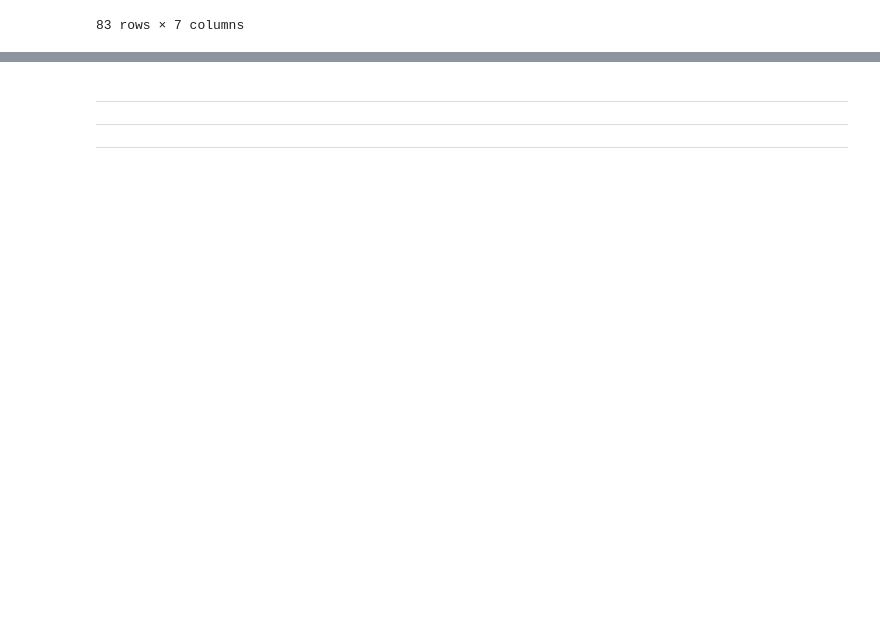
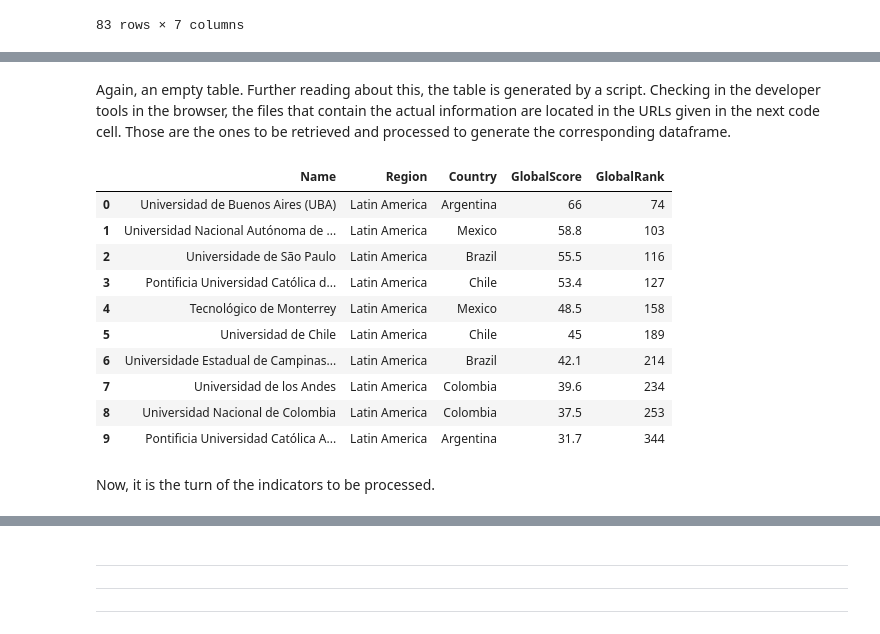
Before and after one commit to aurelioai/Capstone_personal, a Jupyter notebook: 01_define_scrap_sources.ipynb, the cells around one changed output, grey strips where cells are left out. Drawn from its saved outputs; the diff is of its cells as text; code cells hidden in the pictures; blank space fills up the shorter version.

```diff
--- a/01_define_scrap_sources.ipynb
+++ b/01_define_scrap_sources.ipynb
@@ -188,6 +160,7 @@ for mypages in range(2,numpages+1):
     extrastring.append(mytext+str(mypages))
 header = {'User-Agent': 'Mozilla/5.0 (Windows NT 10.0; Win64; x64) AppleWebKit/537.36 (KHTML, like Gecko)'
           +' Chrome/64.0.3282.186 Safari/537.36','Accept': 'application/json, text/javascript, */*; q=0.01'}
+header = {"User-Agent":"Mozilla/5.0"}
 
 # Loop for pages 1 to numpages
 for n in range(1,numpages+1):
@@ -290,0 +440,61 @@ With the URL retrieved, the data used to score the universities is available. Th
+# %% [markdown]
+Again, an empty table. Further reading about this, the table is generated by a script. Checking in the developer tools in the browser, the files that contain the actual information are located in the URLs given in the next code cell. Those are the ones to be retrieved and processed to generate the corresponding dataframe.
+# %%
+urlranks = "https://www.topuniversities.com/sites/default/files/qs-rankings-data/914824.txt"
+urlindicators = "https://www.topuniversities.com/sites/default/files/qs-rankings-data/914824_indicators.txt"
+
+header = {"User-Agent":"Mozilla/5.0"}
+
+sourceranks = requests.get(urlranks,headers=header).text # Without .text, it gets the response in JSON format
+sourceindic = requests.get(urlindicators,headers=header).text # Without .text, it gets the response in JSON format
+mysoupranks = BeautifulSoup(sourceranks,'lxml')
+mysoupindic = BeautifulSoup(sourceindic,'lxml')
+# %%
+import time
+import re
+
+# Mysoupranks is a single paragraph (p) of HTML which contains the text file
+#   with the information required. It can be converted to a dictionary. However
+#   it has only one key with all the data inside. The following code will break
+#   the information in order to get individual data in a manageable way.
+import json
+diction = json.loads(mysoupranks.text)
+
+# By checking the structure of "data", the useful data is:
+#   Continent is in ['region'] (I can get the Latin American universities with this)
+#   Country is in ['country']
+#   University name is in ['title']
+#   Global score is in ['score']
+#   Rank is in ['rank_display']
+
+details = [] # list, each element will be a dictionary with details
+dictkeys = ['Name','Region','Country','GlobalScore','GlobalRank']
+## interests = ['title','region','country','score','rank_display']
+
+for i in range(len(diction['data'])):
+    if diction['data'][i]['region'] == 'Latin America':
+        mydict = {x:None for x in dictkeys} # Initialize dictionary for current university
+        mydict['Name']        = diction['data'][i]['title']
+        mydict['Region']      = diction['data'][i]['region']
+        mydict['Country']     = diction['data'][i]['country']
+        mydict['GlobalScore'] = diction['data'][i]['score']
+        # Some ranks are tied, and have an "=" in its value
+        mydict['GlobalRank']  = int(re.findall("[0-9]+",str(diction['data'][i]['rank_display']))[0])
+        # The final [0] is because re.findall returns a list, in this case with one element.
+        details.append(mydict)
+basic_df = pd.DataFrame.from_dict(details)
+basic_df.head(10)
+# %% [output]
+|  | Name | Region | Country | GlobalScore | GlobalRank |
+| 0 | Universidad de Buenos Aires (UBA) | Latin America | Argentina | 66 | 74 |
+| 1 | Universidad Nacional Autónoma de ... | Latin America | Mexico | 58.8 | 103 |
+| 2 | Universidade de São Paulo | Latin America | Brazil | 55.5 | 116 |
+| 3 | Pontificia Universidad Católica d... | Latin America | Chile | 53.4 | 127 |
+| 4 | Tecnológico de Monterrey | Latin America | Mexico | 48.5 | 158 |
+| 5 | Universidad de Chile | Latin America | Chile | 45 | 189 |
+| 6 | Universidade Estadual de Campinas... | Latin America | Brazil | 42.1 | 214 |
+| 7 | Universidad de los Andes | Latin America | Colombia | 39.6 | 234 |
+| 8 | Universidad Nacional de Colombia | Latin America | Colombia | 37.5 | 253 |
+| 9 | Pontificia Universidad Católica A... | Latin America | Argentina | 31.7 | 344 |
+# %% [markdown]
+Now, it is the turn of the indicators to be processed.
```
Also changed, not shown: parts of 31 cells of this notebook, 1 other file.
